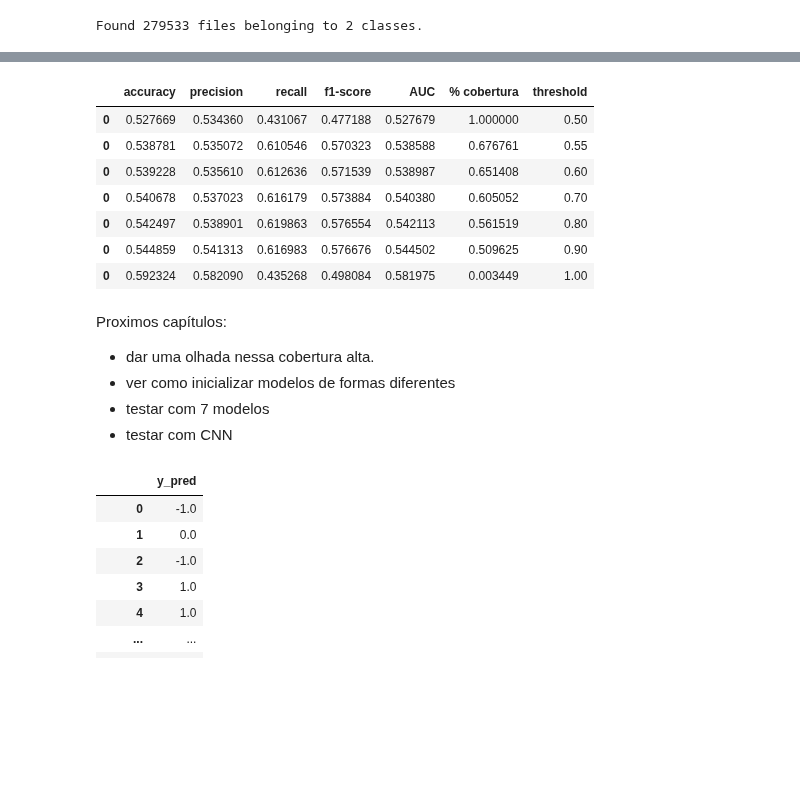
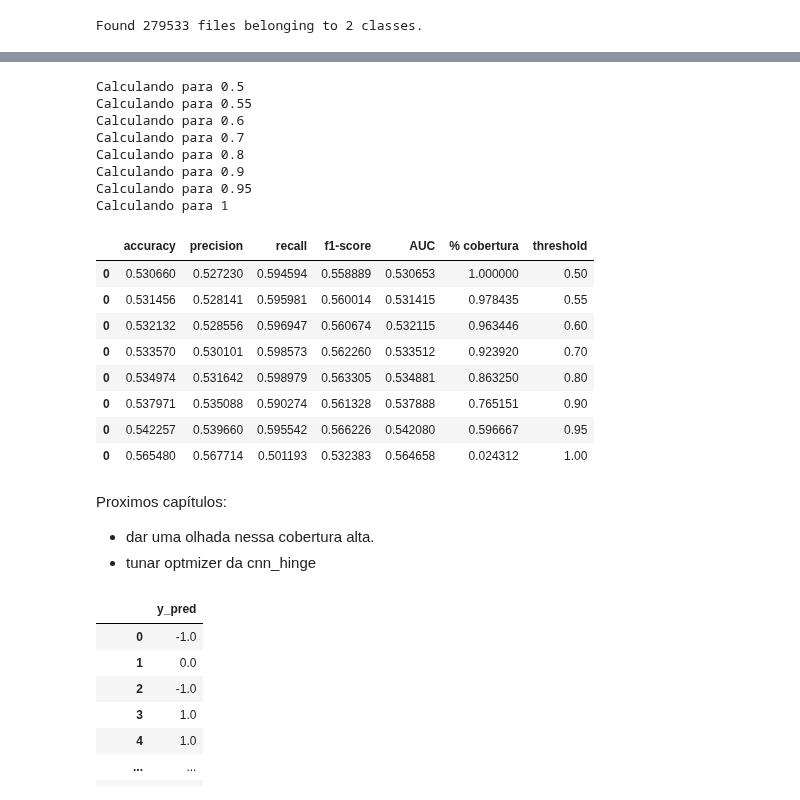
Before and after one commit to lambdavar/Artigo, a Jupyter notebook: Final.ipynb, the cells around one changed output, grey strips where cells are left out. Drawn from its saved outputs; the diff is of its cells as text; code cells hidden in the pictures; blank space fills up the shorter version.

Commit message:
ambos modelos convergindo

```diff
--- a/Final.ipynb
+++ b/Final.ipynb
@@ -187,10 +191,8 @@ resultado_CNN_hinge = np.empty((n_modelos, 5))
 i = 0
 for model in modelos:
     print("Modelo:", i)
-    # precisa definir o checkpoint antes de começar cada CNN. Se não acaba usando um do outro
-    checkpoint = ModelCheckpoint(f"modelo {i}", monitor='val_accuracy', verbose=0, save_best_only=True, mode='max')
-    # para de treinar se a acuracia de treino parar de aumentar por 3 epochs
-    es = EarlyStopping(monitor='val_accuracy', patience=4)
+    checkpoint = ModelCheckpoint(f"modelo {i}", monitor='val_loss', verbose=0, save_best_only=True, mode='min')
+    es = EarlyStopping(monitor='val_loss', patience=4, mode="min")
     callbacks_list = [checkpoint, es]
 
     # treina CNN hinge
@@ -220,0 +223,17 @@ Epoch 5/10
+# %%
+modelos = [CNN() for i in range(n_modelos)]
+resultado_CNN = np.empty((n_modelos, 5))
+i = 0
+for model in modelos:
+    print("Modelo:", i)
+    # precisa definir o checkpoint antes de começar cada CNN. Se não acaba usando um do outro
+    checkpoint = ModelCheckpoint(f"modelo CNN {i}", monitor='val_loss', verbose=0, save_best_only=True, mode='min')
+    # para de treinar se a acuracia de treino parar de aumentar por 3 epochs
+    es = EarlyStopping(monitor='val_loss', patience=4, mode="min")
+    callbacks_list = [checkpoint, es]
+
+    # treina CNN hinge
+    model.fit(train_data,  epochs=10, use_multiprocessing=True, callbacks=callbacks_list, validation_data=validation_data) #verbose=0
+    model = keras.models.load_model(f"modelo CNN {i}")
+    resultado_CNN[i] = model.evaluate(validation_data)
+    i = i + 1
@@ -266,0 +310,18 @@ modelo 4
+# %%
+# mostra o resultado pra cada um dos modelos treinados
+resultado_CNN = np.empty((n_modelos, 5))
+i = 0
+for i in range(n_modelos):
+    model = keras.models.load_model(f"modelo CNN {i}")
+    print(f"modelo CNN {i}")
+    resultado_CNN[i] = model.evaluate(test_data)
+# transforma resultados CNN em df e tira a loss
+resultado_CNN = pd.DataFrame(resultado_CNN, columns=["loss", "accuracy", "precision", "recall", "AUC"]).drop(columns=["loss"])
+# calcula f1
+resultado_CNN["f1-score"] = 2*(resultado_CNN["precision"]*resultado_CNN["recall"])/(resultado_CNN["precision"]+resultado_CNN["recall"])
+# poe 0 nos nans
+resultado_CNN.fillna(0, inplace=True)
+# reordena as colunas
+colunas = ["accuracy", "precision", "recall", "f1-score", "AUC"]
+resultado_CNN = resultado_CNN[colunas]
+display(resultado_CNN)
@@ -354,27 +456,34 @@ def calcula_metricas(y_true, y_pred, threshold):
 # %%
 # cria df onde iremos unir todas as metricas
 metricas = pd.DataFrame()
-thresholds = [0.5, 0.55, 0.6, 0.7, 0.8, 0.9, 1]
+thresholds = [0.5, 0.55, 0.6, 0.7, 0.8, 0.9, 0.95, 1]
 
 for threshold in thresholds:
     print(f"Calculando para {threshold}")
     metricas = pd.concat([metricas, calcula_metricas(y_true, y_pred, threshold)], axis = 0)
 metricas
 # %% [output]
+Calculando para 0.5
+Calculando para 0.55
+Calculando para 0.6
+Calculando para 0.7
+Calculando para 0.8
+Calculando para 0.9
+Calculando para 0.95
+Calculando para 1
 |  | accuracy | precision | recall | f1-score | AUC | % cobertura | threshold |
-| 0 | 0.527669 | 0.534360 | 0.431067 | 0.477188 | 0.527679 | 1.000000 | 0.50 |
-| 0 | 0.538781 | 0.535072 | 0.610546 | 0.570323 | 0.538588 | 0.676761 | 0.55 |
-| 0 | 0.539228 | 0.535610 | 0.612636 | 0.571539 | 0.538987 | 0.651408 | 0.60 |
-| 0 | 0.540678 | 0.537023 | 0.616179 | 0.573884 | 0.540380 | 0.605052 | 0.70 |
-| 0 | 0.542497 | 0.538901 | 0.619863 | 0.576554 | 0.542113 | 0.561519 | 0.80 |
-| 0 | 0.544859 | 0.541313 | 0.616983 | 0.576676 | 0.544502 | 0.509625 | 0.90 |
-| 0 | 0.592324 | 0.582090 | 0.435268 | 0.498084 | 0.581975 | 0.003449 | 1.00 |
+| 0 | 0.530660 | 0.527230 | 0.594594 | 0.558889 | 0.530653 | 1.000000 | 0.50 |
+| 0 | 0.531456 | 0.528141 | 0.595981 | 0.560014 | 0.531415 | 0.978435 | 0.55 |
+| 0 | 0.532132 | 0.528556 | 0.596947 | 0.560674 | 0.532115 | 0.963446 | 0.60 |
+| 0 | 0.533570 | 0.530101 | 0.598573 | 0.562260 | 0.533512 | 0.923920 | 0.70 |
+| 0 | 0.534974 | 0.531642 | 0.598979 | 0.563305 | 0.534881 | 0.863250 | 0.80 |
+| 0 | 0.537971 | 0.535088 | 0.590274 | 0.561328 | 0.537888 | 0.765151 | 0.90 |
+| 0 | 0.542257 | 0.539660 | 0.595542 | 0.566226 | 0.542080 | 0.596667 | 0.95 |
+| 0 | 0.565480 | 0.567714 | 0.501193 | 0.532383 | 0.564658 | 0.024312 | 1.00 |
 # %% [markdown]
 Proximos capítulos:
 - dar uma olhada nessa cobertura alta.
-- ver como inicializar modelos de formas diferentes
-- testar com 7 modelos
-- testar com CNN
+- tunar optmizer da cnn_hinge
 # %%
 # decide qual será voto com base no threshold
 threshold = 0.60
```
Also changed, not shown: parts of 17 cells of this notebook.
